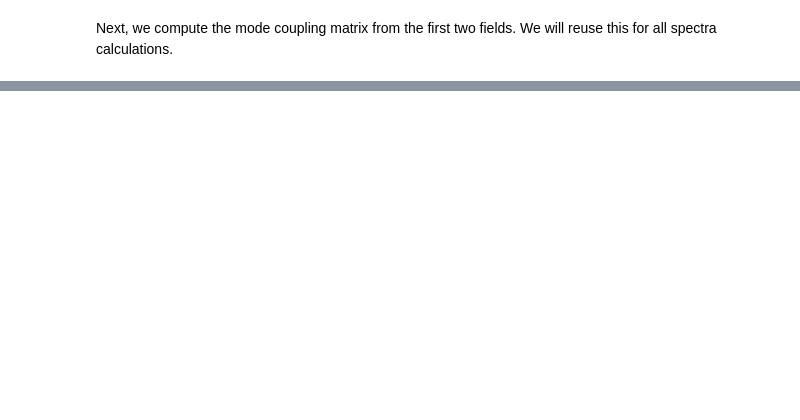
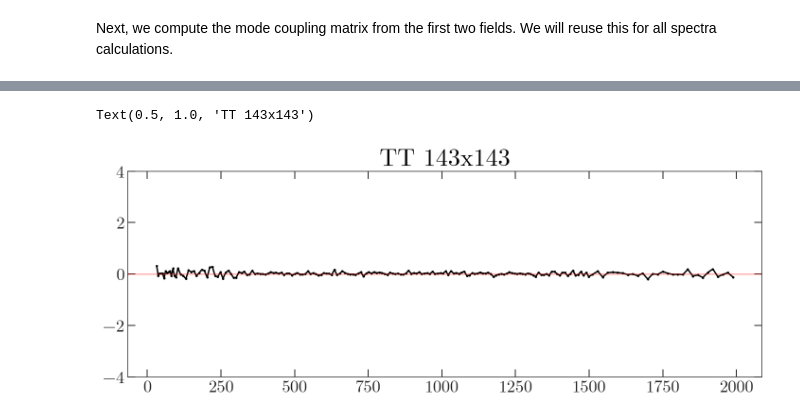
Before and after one commit to xzackli/nawrapper, a Jupyter notebook: notebooks/Reproduce Planck.ipynb, the cells around one changed output, grey strips where cells are left out. Drawn from its saved outputs; the diff is of its cells as text; code cells hidden in the pictures; blank space fills up the shorter version.

```diff
--- a/notebooks/Reproduce Planck.ipynb
+++ b/notebooks/Reproduce Planck.ipynb
@@ -134,0 +77,22 @@ plt.title('TT bandpower window');
+# %%
+binleft, binright = np.genfromtxt(
+    '/tigress/zequnl/cmb/software/PSpipe/project/Planck/planck_spectra/binused.dat',
+    unpack=True, usecols=(0,1), dtype=((int), (int)))
+# %%
+Cb = nw.bin_spec_dict(Cb, binleft, binright, lmax)
+# %%
+fig, ax = plt.subplots(1,1,figsize=(12,4))
+spec = 'TT'
+lb = Cb['ell']
+lmin_,lmax_,l_ref,cl_ref,error_ref=np.loadtxt(
+    '/tigress/zequnl/cmb/software/PSpipe/project/Planck/planck_spectra/spectra_'
+    + f'{spec}_{freq1}x{freq2}' + '.dat',unpack=True)
+dl_ref_fac = l_ref*(l_ref+1)/(2*np.pi)
+ref_filt = np.in1d(lb, l_ref)
+ax.plot(l_ref, (Cb[spec][ref_filt] - (cl_ref)) / (error_ref), 'k.-', label=spec)
+ax.axhline(0, color='red', alpha=0.3)
+ax.set_ylim(-4,4)
+ax.set_title(f'{spec} {freq1}x{freq2}')
+# %% [output]
+Text(0.5, 1.0, 'TT 143x143')
+[figure, added]
```
Also changed, not shown: parts of 25 cells of this notebook, 4 other files.
